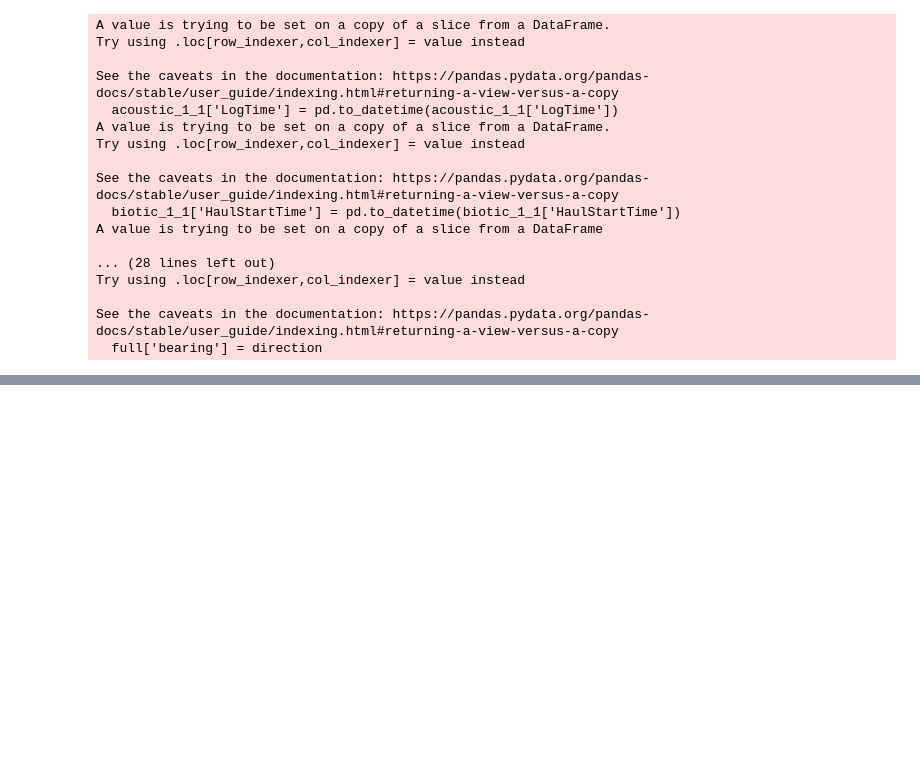
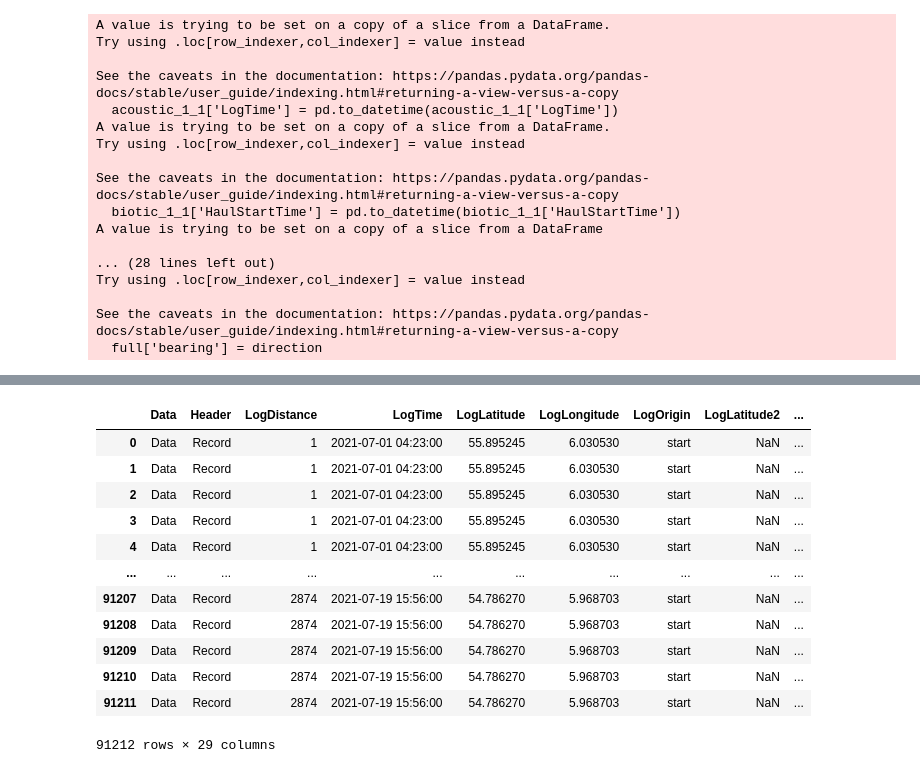
Before and after one commit to marketler/FP_ICES_Classification, a Jupyter notebook: Braindump.ipynb, the cells around one changed output, grey strips where cells are left out. Cells and saved outputs as stored; diff of their text form; code cells hidden in the pictures; blank space fills up the shorter version.

```diff
--- a/Braindump.ipynb
+++ b/Braindump.ipynb
@@ -216,0 +203,16 @@ with pd.option_context('display.max_rows', None, 'display.max_columns', None):
+# %%
+display(acoustic_1)
+# %% [output]
+|  | Data | Header | LogDistance | LogTime | LogLatitude | LogLongitude | LogOrigin | LogLatitude2 | ... |
+| 0 | Data | Record | 1 | 2021-07-01 04:23:00 | 55.895245 | 6.030530 | start | NaN | ... |
+| 1 | Data | Record | 1 | 2021-07-01 04:23:00 | 55.895245 | 6.030530 | start | NaN | ... |
+| 2 | Data | Record | 1 | 2021-07-01 04:23:00 | 55.895245 | 6.030530 | start | NaN | ... |
+| 3 | Data | Record | 1 | 2021-07-01 04:23:00 | 55.895245 | 6.030530 | start | NaN | ... |
+| 4 | Data | Record | 1 | 2021-07-01 04:23:00 | 55.895245 | 6.030530 | start | NaN | ... |
+| ... | ... | ... | ... | ... | ... | ... | ... | ... | ... |
+| 91207 | Data | Record | 2874 | 2021-07-19 15:56:00 | 54.786270 | 5.968703 | start | NaN | ... |
+| 91208 | Data | Record | 2874 | 2021-07-19 15:56:00 | 54.786270 | 5.968703 | start | NaN | ... |
+| 91209 | Data | Record | 2874 | 2021-07-19 15:56:00 | 54.786270 | 5.968703 | start | NaN | ... |
+| 91210 | Data | Record | 2874 | 2021-07-19 15:56:00 | 54.786270 | 5.968703 | start | NaN | ... |
+| 91211 | Data | Record | 2874 | 2021-07-19 15:56:00 | 54.786270 | 5.968703 | start | NaN | ... |
+91212 rows × 29 columns
```
Also changed, not shown: parts of 3 cells of this notebook, 5 other files.
